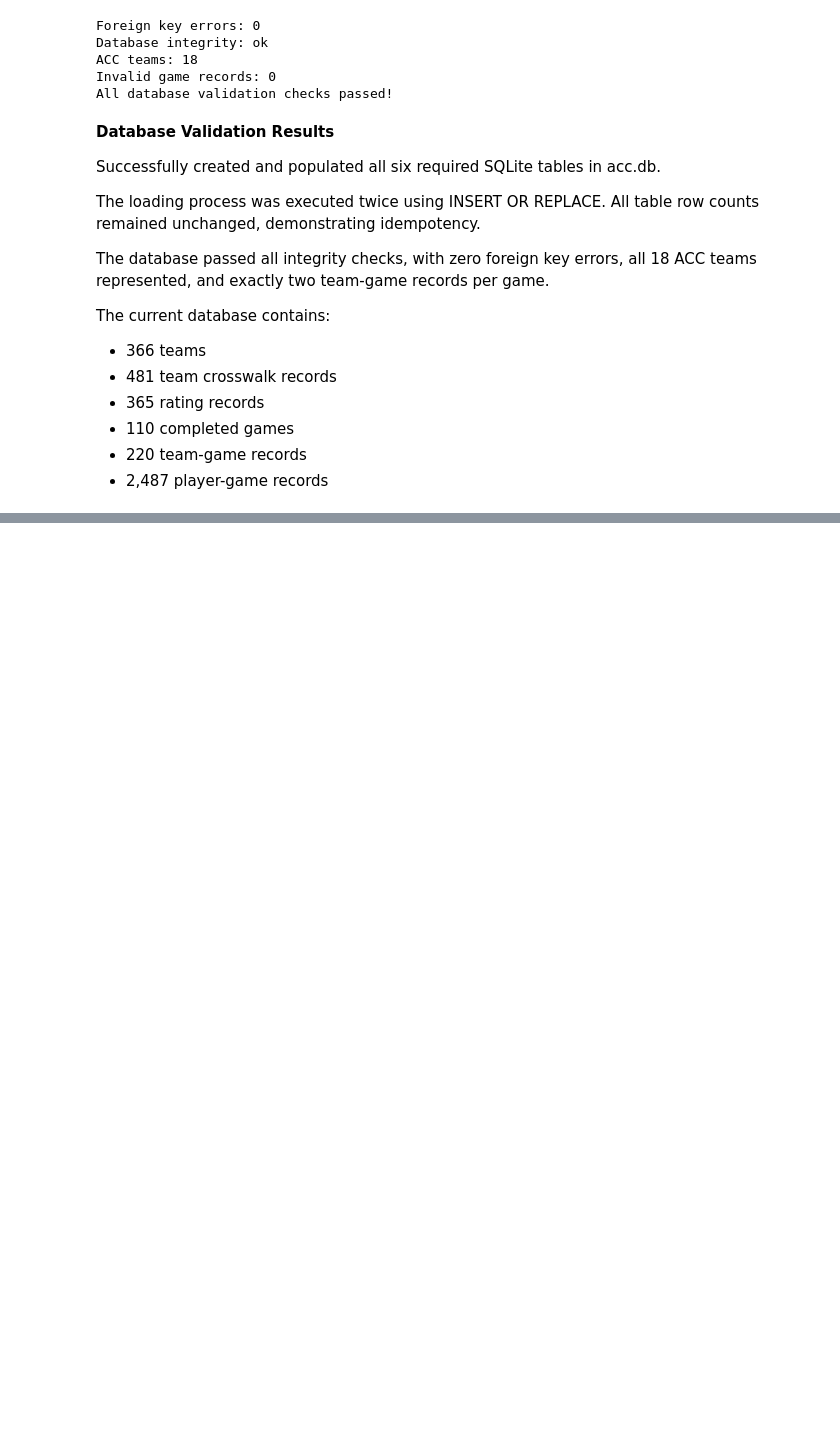
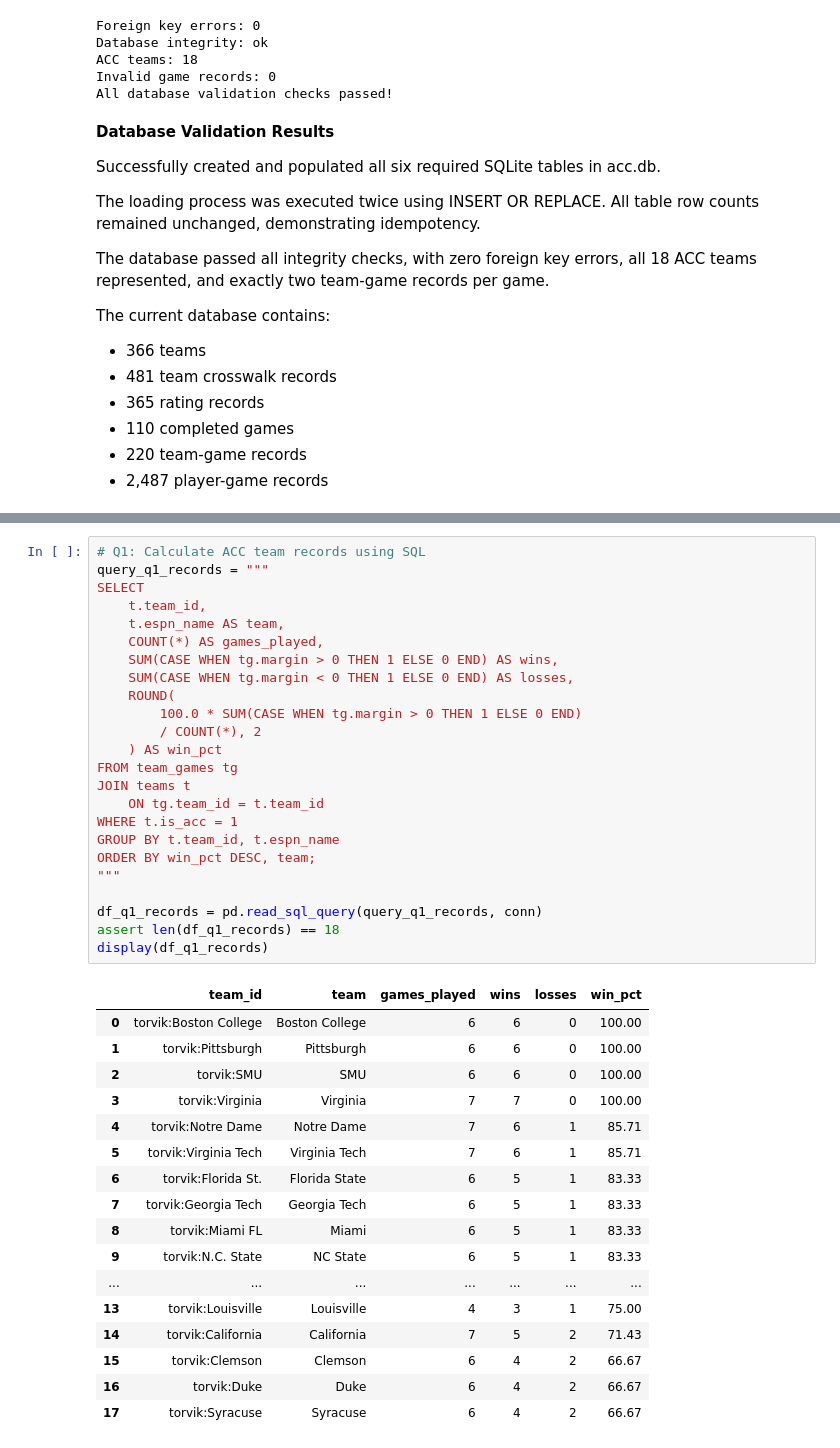
Before and after one commit to ekee7/acc_reality_check, a Jupyter notebook: ACC_Reality_Check.ipynb, the cells around one changed output, grey strips where cells are left out. Saved outputs shown, nothing was run; the diff lists cells and outputs as text; blank space fills up the shorter version.

Commit message:
Q1 — Record versus rating

```diff
--- a/ACC_Reality_Check.ipynb
+++ b/ACC_Reality_Check.ipynb
@@ -1845,0 +1855,42 @@ The current database contains:
+# %%
+# Q1: Calculate ACC team records using SQL
+query_q1_records = """
+SELECT
+    t.team_id,
+    t.espn_name AS team,
+    COUNT(*) AS games_played,
+    SUM(CASE WHEN tg.margin > 0 THEN 1 ELSE 0 END) AS wins,
+    SUM(CASE WHEN tg.margin < 0 THEN 1 ELSE 0 END) AS losses,
+    ROUND(
+        100.0 * SUM(CASE WHEN tg.margin > 0 THEN 1 ELSE 0 END)
+        / COUNT(*), 2
+    ) AS win_pct
+FROM team_games tg
+JOIN teams t
+    ON tg.team_id = t.team_id
+WHERE t.is_acc = 1
+GROUP BY t.team_id, t.espn_name
+ORDER BY win_pct DESC, team;
+"""
+
+df_q1_records = pd.read_sql_query(query_q1_records, conn)
+assert len(df_q1_records) == 18
+display(df_q1_records)
+# %% [output]
+|  | team_id | team | games_played | wins | losses | win_pct |
+| 0 | torvik:Boston College | Boston College | 6 | 6 | 0 | 100.00 |
+| 1 | torvik:Pittsburgh | Pittsburgh | 6 | 6 | 0 | 100.00 |
+| 2 | torvik:SMU | SMU | 6 | 6 | 0 | 100.00 |
+| 3 | torvik:Virginia | Virginia | 7 | 7 | 0 | 100.00 |
+| 4 | torvik:Notre Dame | Notre Dame | 7 | 6 | 1 | 85.71 |
+| 5 | torvik:Virginia Tech | Virginia Tech | 7 | 6 | 1 | 85.71 |
+| 6 | torvik:Florida St. | Florida State | 6 | 5 | 1 | 83.33 |
+| 7 | torvik:Georgia Tech | Georgia Tech | 6 | 5 | 1 | 83.33 |
+| 8 | torvik:Miami FL | Miami | 6 | 5 | 1 | 83.33 |
+| 9 | torvik:N.C. State | NC State | 6 | 5 | 1 | 83.33 |
+| ... | ... | ... | ... | ... | ... | ... |
+| 13 | torvik:Louisville | Louisville | 4 | 3 | 1 | 75.00 |
+| 14 | torvik:California | California | 7 | 5 | 2 | 71.43 |
+| 15 | torvik:Clemson | Clemson | 6 | 4 | 2 | 66.67 |
+| 16 | torvik:Duke | Duke | 6 | 4 | 2 | 66.67 |
+| 17 | torvik:Syracuse | Syracuse | 6 | 4 | 2 | 66.67 |
```
Also changed, not shown: parts of 1 cell of this notebook.
